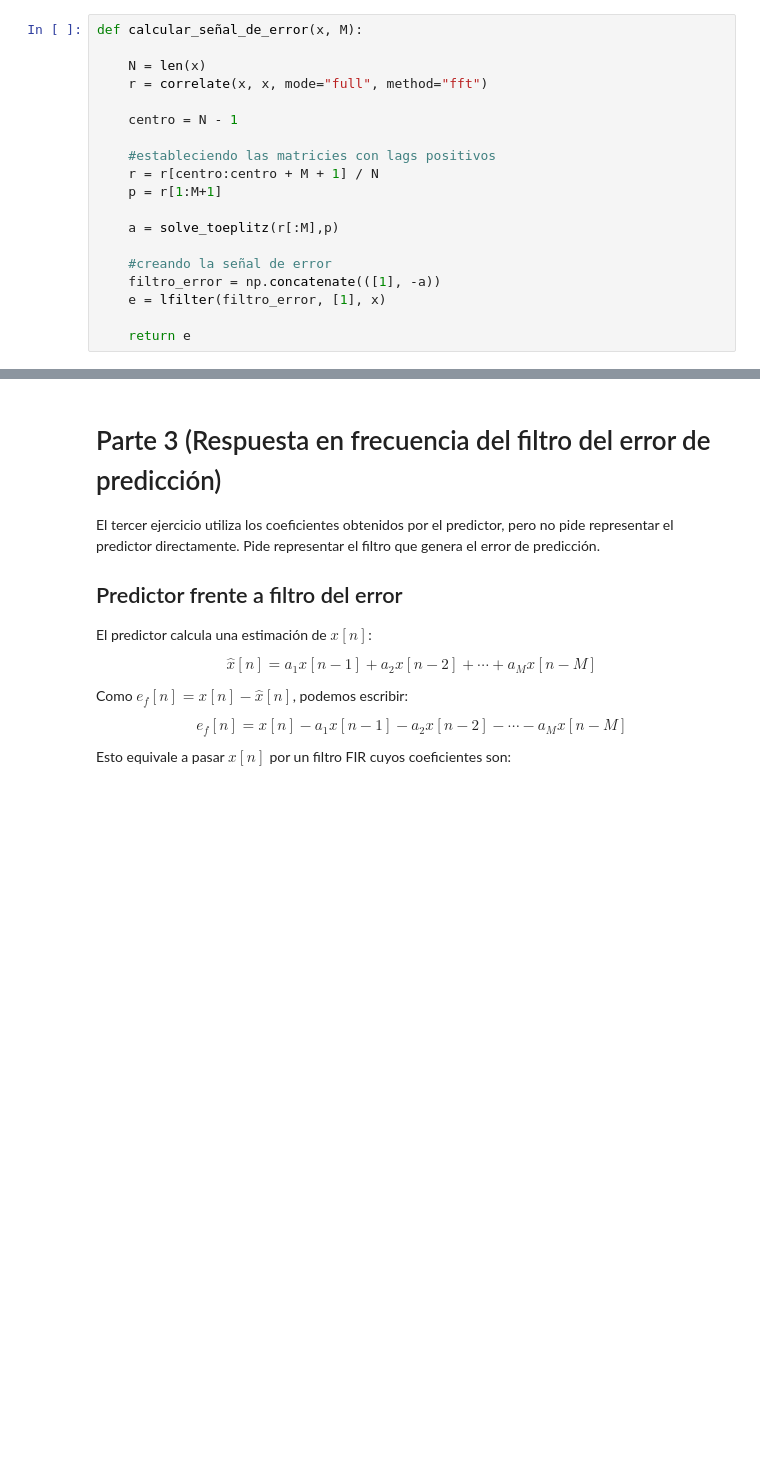
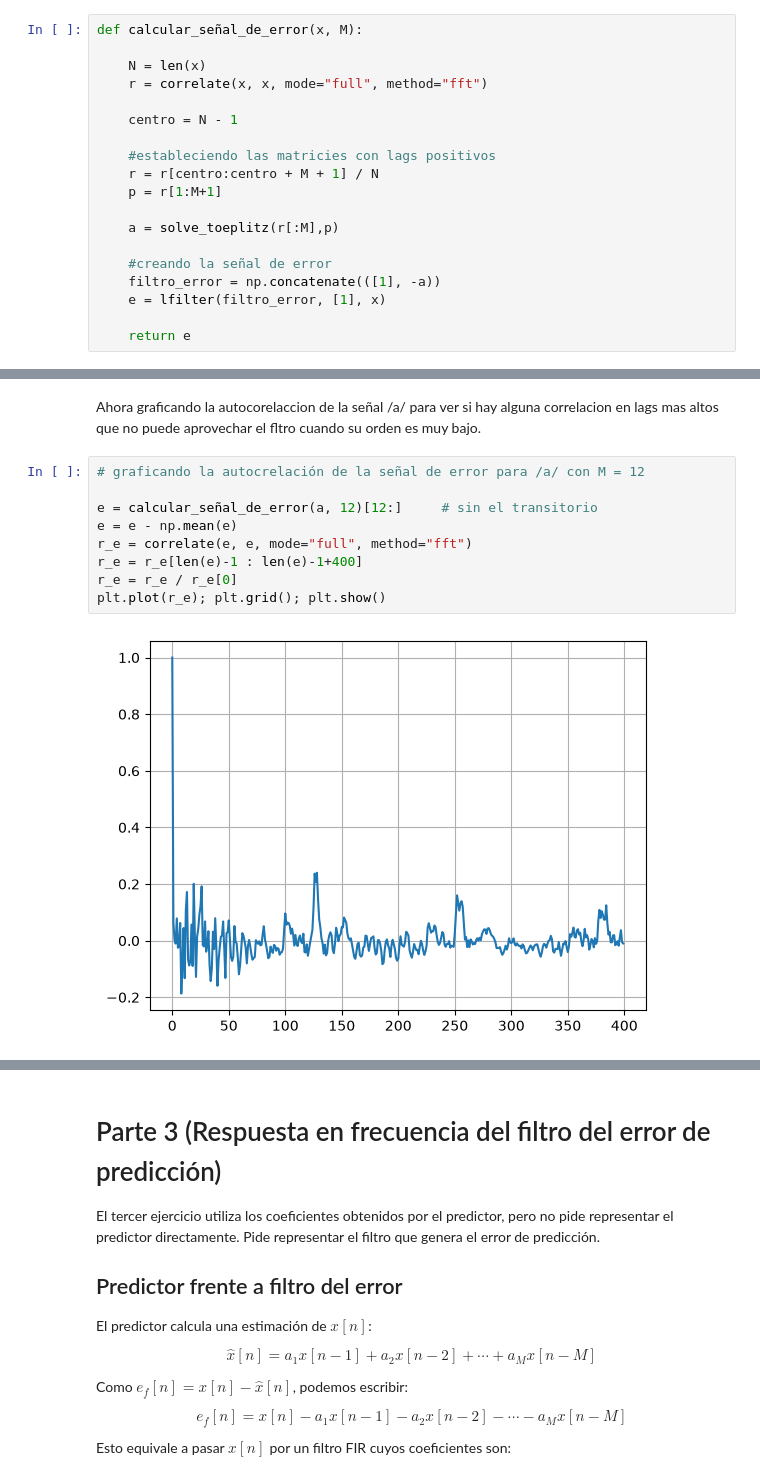
Before and after one commit to ItoRalde/TP3-Proc-Adaptivo-de-se-ales, a Jupyter notebook: T3.ipynb, the cells around one changed output, grey strips where cells are left out. Drawn from its saved outputs; the diff is of its cells as text; blank space fills up the shorter version.

```diff
--- a/T3.ipynb
+++ b/T3.ipynb
@@ -188,3 +328,16 @@ def calcular_señal_de_error(x, M):
+# %% [markdown]
+Ahora graficando la autocorelaccion de la señal /a/ para ver si hay alguna correlacion en lags mas altos que no puede aprovechar el fltro cuando su orden es muy bajo.
+# %%
+# graficando la autocrelación de la señal de error para /a/ con M = 12
+
+e = calcular_señal_de_error(a, 12)[12:]     # sin el transitorio
+e = e - np.mean(e)
+r_e = correlate(e, e, mode="full", method="fft")
+r_e = r_e[len(e)-1 : len(e)-1+400]
+r_e = r_e / r_e[0]
+plt.plot(r_e); plt.grid(); plt.show()
+# %% [output]
+[figure, added]
 # %% [markdown]
 ## Interpretación de los resultados
 
```
Also changed, not shown: parts of 17 cells of this notebook, 3 other files.
